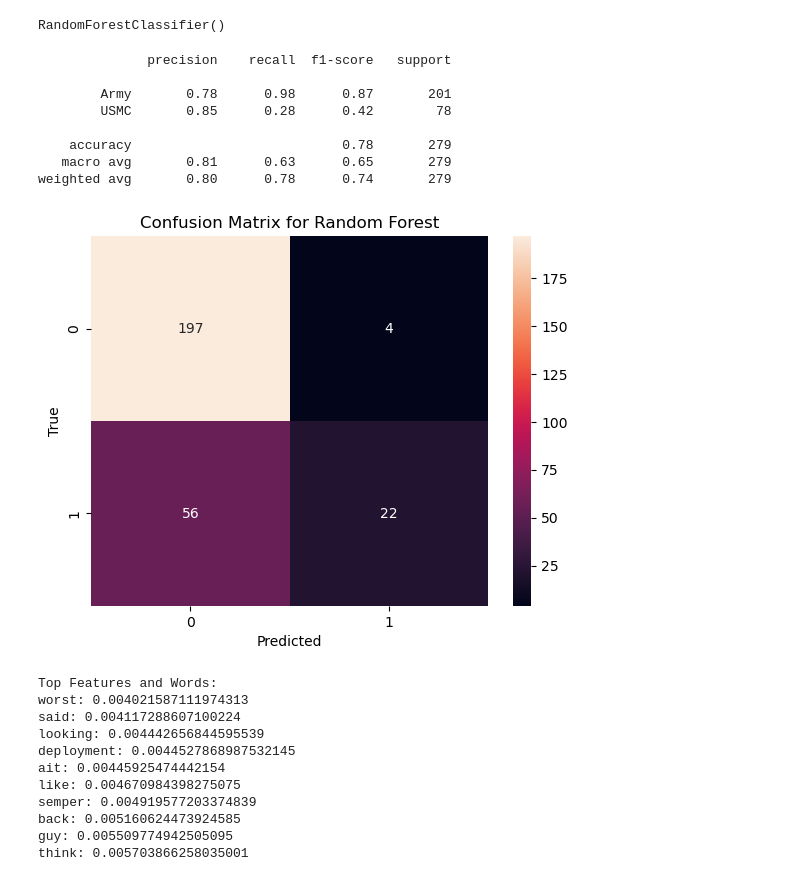
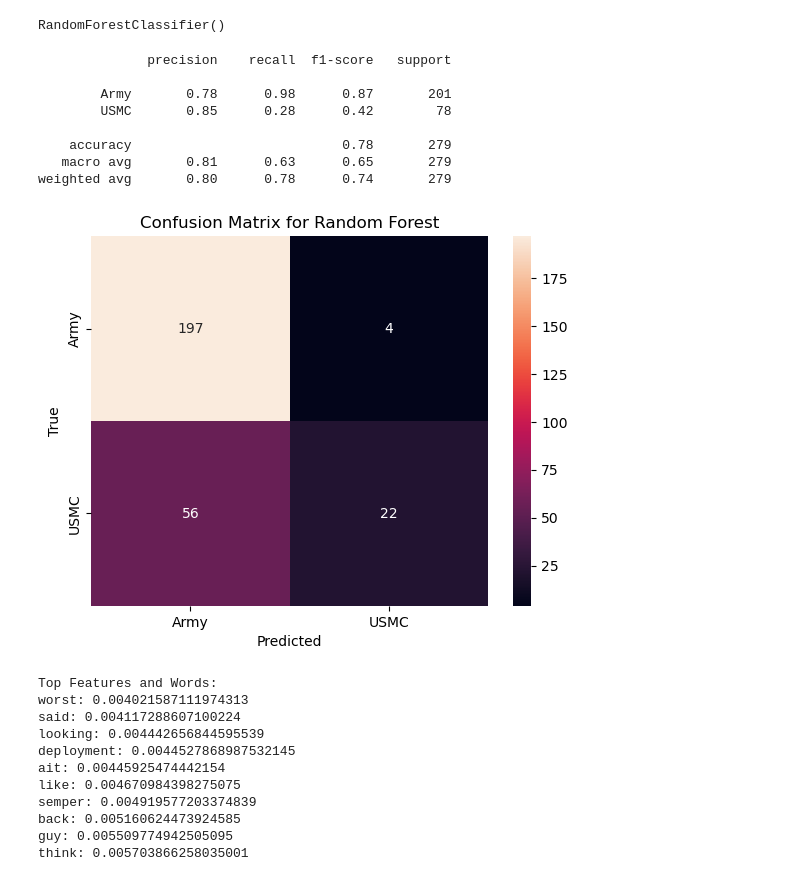
Before and after one commit to KyeraFrancis/NLP_Classification_Sentiment_analysis, a Jupyter notebook: 3_ANALYSIS/modeling_military.ipynb, the cells around one changed output. Drawn from its saved outputs; the diff is of its cells as text; code cells hidden in the pictures.

```diff
--- a/3_ANALYSIS/modeling_military.ipynb
+++ b/3_ANALYSIS/modeling_military.ipynb
@@ -445,27 +453,27 @@ RandomForestClassifier()
 # %%
 # Make predictions
 y_pred_rf = rf.predict(X_test)
 
 # Print classification report
 print(classification_report(y_test, y_pred_rf))
 
 # Confusion matrix for Random Forest
 cm_rf = confusion_matrix(y_test, y_pred_rf)
-sns.heatmap(cm_rf, annot=True, fmt='d')
+sns.heatmap(cm_rf, annot=True, fmt='d', xticklabels=['Army', 'USMC'], yticklabels=['Army', 'USMC'])
 plt.title('Confusion Matrix for Random Forest')
 plt.xlabel('Predicted')
 plt.ylabel('True')
 plt.show()
 # %% [output]
               precision    recall  f1-score   support
 
         Army       0.78      0.98      0.87       201
         USMC       0.85      0.28      0.42        78
 
     accuracy                           0.78       279
    macro avg       0.81      0.63      0.65       279
 weighted avg       0.80      0.78      0.74       279
-[figure, old version]
+[figure, new version]
 # %%
 importances = rf.feature_importances_
 indices = np.argsort(importances)[-20:]  # Top 20 features (Not separated by class)
```
Also changed, not shown: parts of 8 cells of this notebook, 2 other files.
